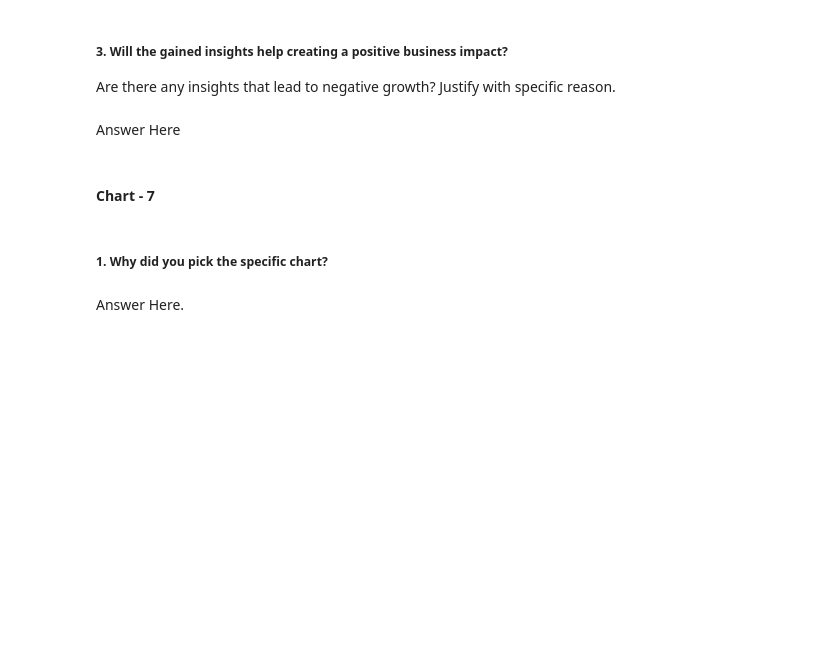
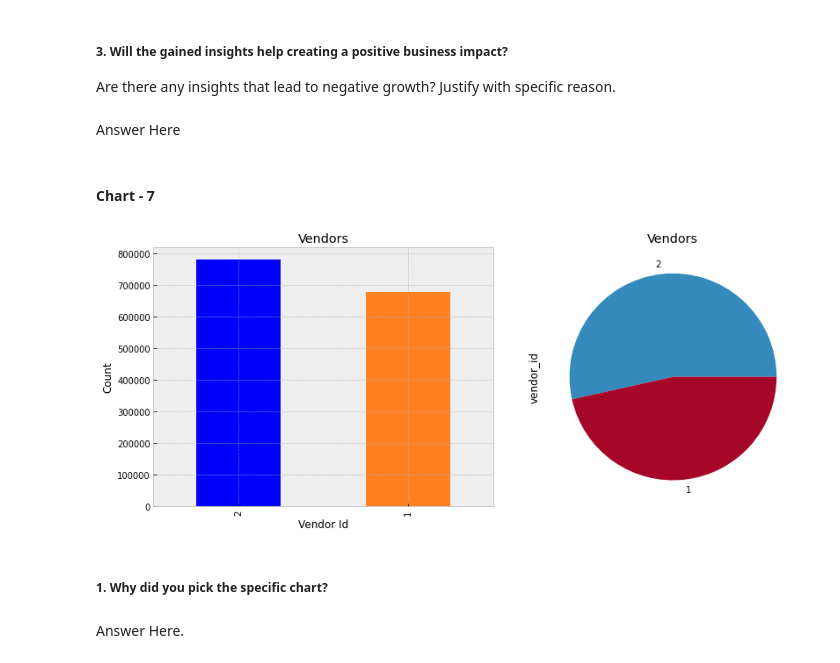
Before and after one commit to riyapatelrp/NYC-Taxi-Trip-Duration-Prediction, a Jupyter notebook: Team_Colab_NYC_taxi_trip_time_prediction.ipynb, the cells around one changed output. Saved outputs shown, nothing was run; the diff lists cells and outputs as text; code cells hidden in the pictures; blank space fills up the shorter version.

```diff
--- a/Team_Colab_NYC_taxi_trip_time_prediction.ipynb
+++ b/Team_Colab_NYC_taxi_trip_time_prediction.ipynb
@@ -101,21 +51,31 @@ drive.mount('/content/drive')
 # %%
 # Import Libraries
 
+# Visualizations libraries
 import numpy as np
 import pandas as pd
 import seaborn as sns
 import matplotlib.pyplot as plt
 %matplotlib inline
 from wordcloud import WordCloud
+import folium
+from folium import plugins
+from folium.plugins import HeatMap
+from folium.plugins import FastMarkerCluster
+
+
 import math
 from statsmodels.stats.outliers_influence import variance_inflation_factor
 from sklearn.linear_model import LinearRegression, Lasso, Ridge
 from sklearn.preprocessing import MinMaxScaler, PolynomialFeatures
 from sklearn.model_selection import train_test_split
 from sklearn.metrics import r2_score, mean_squared_error, mean_absolute_error
-import folium
-from folium.plugins import FastMarkerCluster
+
+
 import warnings
 warnings.filterwarnings('ignore')
+
+import seaborn as sns
+sns.set()
 # %% [markdown]
 ### Dataset Loading
@@ -211,2 +267,9 @@ df.info()
+# %%
+#Calculate and assign new columns to the dataframe such as weekday,
+#month and pickup_hour which will help us to gain more insights from the data.
+df['weekday'] = df.pickup_datetime.dt.day_name
+df['month'] = df.pickup_datetime.dt.month
+df['weekday_num'] = df.pickup_datetime.dt.weekday
+df['pickup_hour'] = df.pickup_datetime.dt.hour
 # %%
 df.head()
@@ -293,0 +590,4 @@ out.sort_values(by=['average_speed in kmph'],ascending=False)
+# %%
+# Create a new column 'Day of Week'
+df['Day of Week(P)'] = df['pickup_datetime'].apply(lambda x: "Weekday" if x.weekday() < 5 else "Weekend")
+df['Day of Week(D)'] = df['dropoff_datetime'].apply(lambda x: "Weekday" if x.weekday() < 5 else "Weekend")
@@ -469,3 +1119,12 @@ Answer Here
+# %%
+fig, axes = plt.subplots(nrows=1, ncols=2,figsize=(12,5))
+ax = df['vendor_id'].value_counts().plot(kind='bar',title="Vendors",ax=axes[0],color = ('blue',(1, 0.5, 0.13)))
+df['vendor_id'].value_counts().plot(kind='pie',title="Vendors",ax=axes[1])
+ax.set_ylabel("Count")
+ax.set_xlabel("Vendor Id")
+fig.tight_layout()
+# %% [output]
+[figure, added]
 # %% [markdown]
 ##### 1. Why did you pick the specific chart?
 # %% [markdown]
```
Also changed, not shown: parts of 195 cells of this notebook.
